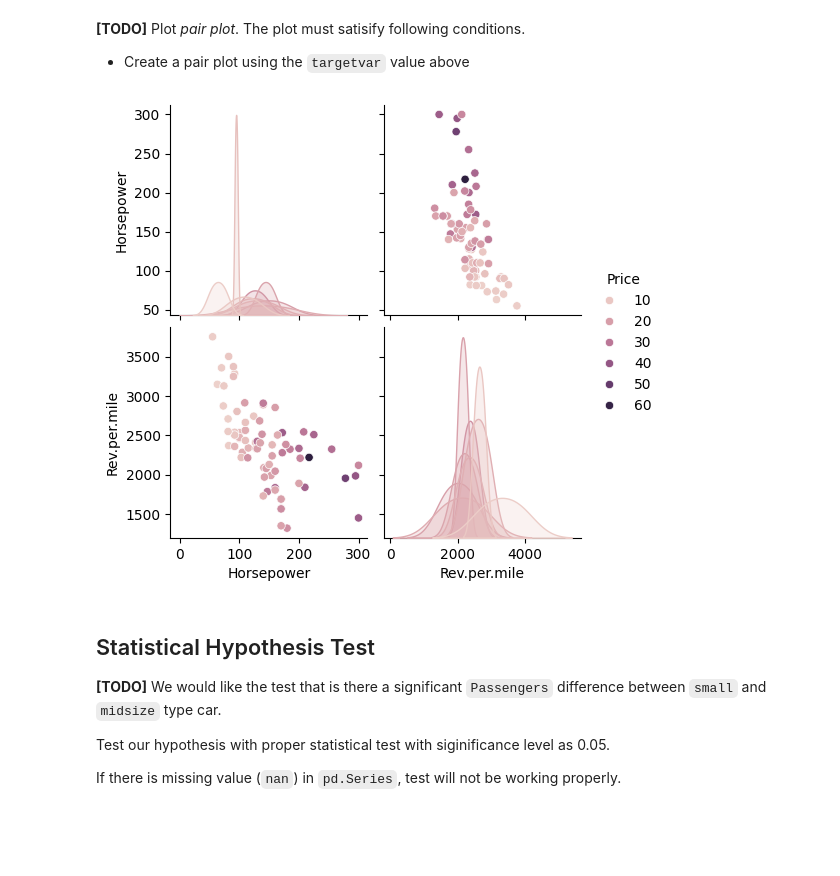
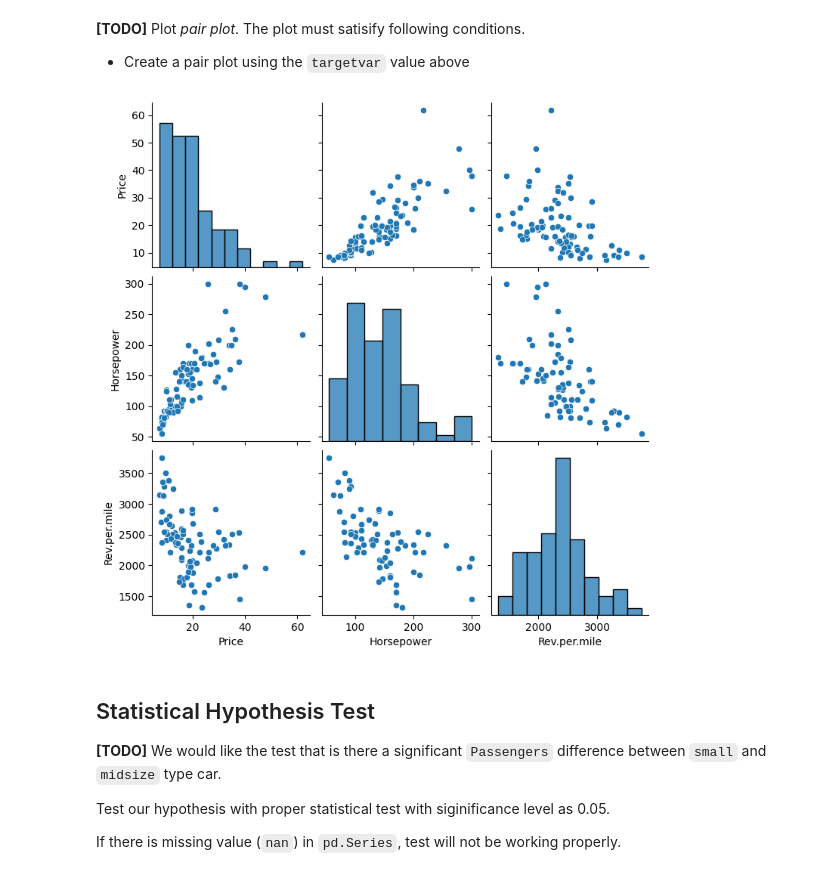
Before and after one commit to Sungtae124/IAI2024, a Jupyter notebook: 20101211_KST_[AI_Assignment1]_Data_Analysis.ipynb, the cells around one changed output. Saved outputs shown, nothing was run; the diff lists cells and outputs as text; code cells hidden in the pictures; blank space fills up the shorter version.

```diff
--- a/20101211_KST_[AI_Assignment1]_Data_Analysis.ipynb
+++ b/20101211_KST_[AI_Assignment1]_Data_Analysis.ipynb
@@ -151,10 +151,10 @@ selectedDataFrame.corr(method='pearson')
 
 - Create a pair plot using the `targetvar` value above
 # %%
-g = sns.pairplot(selectedDataFrame, hue='Price')
+g = sns.pairplot(selectedDataFrame)
 plt.show()
 # %% [output]
-[figure, old version]
+[figure, new version]
 # %% [markdown]
 ## Statistical Hypothesis Test
 **[TODO]** We would like the test that is there a significant `Passengers`  difference between `small` and `midsize` type car.
```
